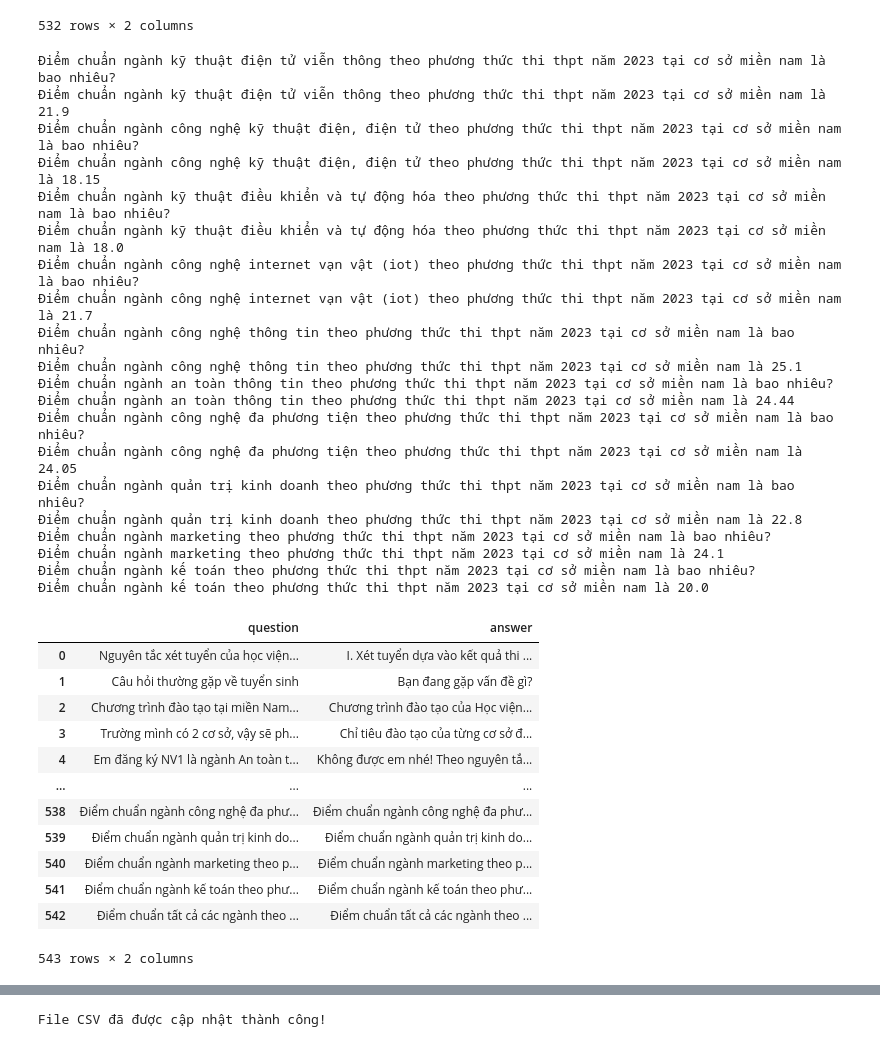
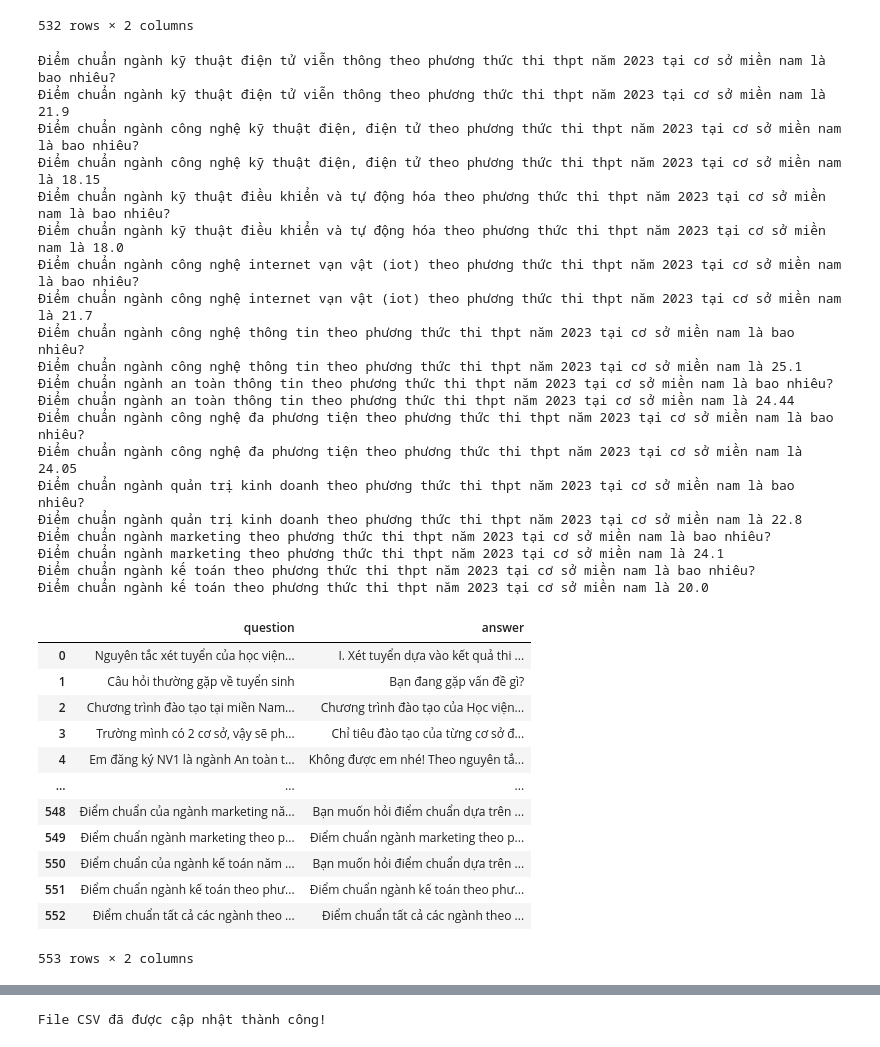
Before and after one commit to NguyenVanDuc0405/retrieval_chatbots, a Jupyter notebook: preprocess.ipynb, the cells around one changed output, grey strips where cells are left out. Drawn from its saved outputs; the diff is of its cells as text; code cells hidden in the pictures.

```diff
--- a/preprocess.ipynb
+++ b/preprocess.ipynb
@@ -1048,7 +1044,10 @@ a = "Điểm chuẩn tất cả các ngành theo phương thức thi thpt 2023 t
 
 for i in range(len(df)):
     a = a + df['Tên ngành'].iloc[i].lower().capitalize() + ": " + str(df['Điểm chuẩn'].iloc[i]) + "\n"
-
+    q111 = "Điểm chuẩn của ngành " + df['Tên ngành'].iloc[i].lower() + " năm 2023 là bao nhiêu?"
+    a111 = "Bạn muốn hỏi điểm chuẩn dựa trên phương thức xét tuyển nào, cơ sở miền bắc hay nam? Ví dụ về phương thức xét tuyển như xét tuyển kết hợp, thi thpt, đánh giá năng lực, đánh giá tư duy."
+    data['question'].append(q111)
+    data['answer'].append(a111)
     q23 = "Điểm chuẩn ngành " + df['Tên ngành'].iloc[i].lower() + " theo phương thức thi thpt năm 2023 tại cơ sở miền nam là bao nhiêu?"
     a23 = "Điểm chuẩn ngành " + df['Tên ngành'].iloc[i].lower() + " theo phương thức thi thpt năm 2023 tại cơ sở miền nam là " + str(df['Điểm chuẩn'].iloc[i])
     print(q23)
@@ -1061,39 +1060,39 @@ data['answer'].append(a.rstrip())
 data_frame = pd.DataFrame(data)
 data_frame
 # %% [output]
 Điểm chuẩn ngành kỹ thuật điện tử viễn thông theo phương thức thi thpt năm 2023 tại cơ sở miền nam là bao nhiêu?
 Điểm chuẩn ngành kỹ thuật điện tử viễn thông theo phương thức thi thpt năm 2023 tại cơ sở miền nam là 21.9
 Điểm chuẩn ngành công nghệ kỹ thuật điện, điện tử theo phương thức thi thpt năm 2023 tại cơ sở miền nam là bao nhiêu?
 Điểm chuẩn ngành công nghệ kỹ thuật điện, điện tử theo phương thức thi thpt năm 2023 tại cơ sở miền nam là 18.15
 Điểm chuẩn ngành kỹ thuật điều khiển và tự động hóa theo phương thức thi thpt năm 2023 tại cơ sở miền nam là bao nhiêu?
 Điểm chuẩn ngành kỹ thuật điều khiển và tự động hóa theo phương thức thi thpt năm 2023 tại cơ sở miền nam là 18.0
 Điểm chuẩn ngành công nghệ internet vạn vật (iot) theo phương thức thi thpt năm 2023 tại cơ sở miền nam là bao nhiêu?
 Điểm chuẩn ngành công nghệ internet vạn vật (iot) theo phương thức thi thpt năm 2023 tại cơ sở miền nam là 21.7
 Điểm chuẩn ngành công nghệ thông tin theo phương thức thi thpt năm 2023 tại cơ sở miền nam là bao nhiêu?
 Điểm chuẩn ngành công nghệ thông tin theo phương thức thi thpt năm 2023 tại cơ sở miền nam là 25.1
 Điểm chuẩn ngành an toàn thông tin theo phương thức thi thpt năm 2023 tại cơ sở miền nam là bao nhiêu?
 Điểm chuẩn ngành an toàn thông tin theo phương thức thi thpt năm 2023 tại cơ sở miền nam là 24.44
 Điểm chuẩn ngành công nghệ đa phương tiện theo phương thức thi thpt năm 2023 tại cơ sở miền nam là bao nhiêu?
 Điểm chuẩn ngành công nghệ đa phương tiện theo phương thức thi thpt năm 2023 tại cơ sở miền nam là 24.05
 Điểm chuẩn ngành quản trị kinh doanh theo phương thức thi thpt năm 2023 tại cơ sở miền nam là bao nhiêu?
 Điểm chuẩn ngành quản trị kinh doanh theo phương thức thi thpt năm 2023 tại cơ sở miền nam là 22.8
 Điểm chuẩn ngành marketing theo phương thức thi thpt năm 2023 tại cơ sở miền nam là bao nhiêu?
 Điểm chuẩn ngành marketing theo phương thức thi thpt năm 2023 tại cơ sở miền nam là 24.1
 Điểm chuẩn ngành kế toán theo phương thức thi thpt năm 2023 tại cơ sở miền nam là bao nhiêu?
 Điểm chuẩn ngành kế toán theo phương thức thi thpt năm 2023 tại cơ sở miền nam là 20.0
 |  | question | answer |
 | 0 | Nguyên tắc xét tuyển của học viện... | I. Xét tuyển dựa vào kết quả thi ... |
 | 1 | Câu hỏi thường gặp về tuyển sinh | Bạn đang gặp vấn đề gì? |
 | 2 | Chương trình đào tạo tại miền Nam... | Chương trình đào tạo của Học viện... |
 | 3 | Trường mình có 2 cơ sở, vậy sẽ ph... | Chỉ tiêu đào tạo của từng cơ sở đ... |
 | 4 | Em đăng ký NV1 là ngành An toàn t... | Không được em nhé! Theo nguyên tắ... |
 | ... | ... | ... |
-| 538 | Điểm chuẩn ngành công nghệ đa phư... | Điểm chuẩn ngành công nghệ đa phư... |
-| 539 | Điểm chuẩn ngành quản trị kinh do... | Điểm chuẩn ngành quản trị kinh do... |
-| 540 | Điểm chuẩn ngành marketing theo p... | Điểm chuẩn ngành marketing theo p... |
-| 541 | Điểm chuẩn ngành kế toán theo phư... | Điểm chuẩn ngành kế toán theo phư... |
-| 542 | Điểm chuẩn tất cả các ngành theo ... | Điểm chuẩn tất cả các ngành theo ... |
+| 548 | Điểm chuẩn của ngành marketing nă... | Bạn muốn hỏi điểm chuẩn dựa trên ... |
+| 549 | Điểm chuẩn ngành marketing theo p... | Điểm chuẩn ngành marketing theo p... |
+| 550 | Điểm chuẩn của ngành kế toán năm ... | Bạn muốn hỏi điểm chuẩn dựa trên ... |
+| 551 | Điểm chuẩn ngành kế toán theo phư... | Điểm chuẩn ngành kế toán theo phư... |
+| 552 | Điểm chuẩn tất cả các ngành theo ... | Điểm chuẩn tất cả các ngành theo ... |
-543 rows × 2 columns
+553 rows × 2 columns
 # %%
 import pandas as pd
 
```
Also changed, not shown: parts of 20 cells of this notebook, 8 other files.
